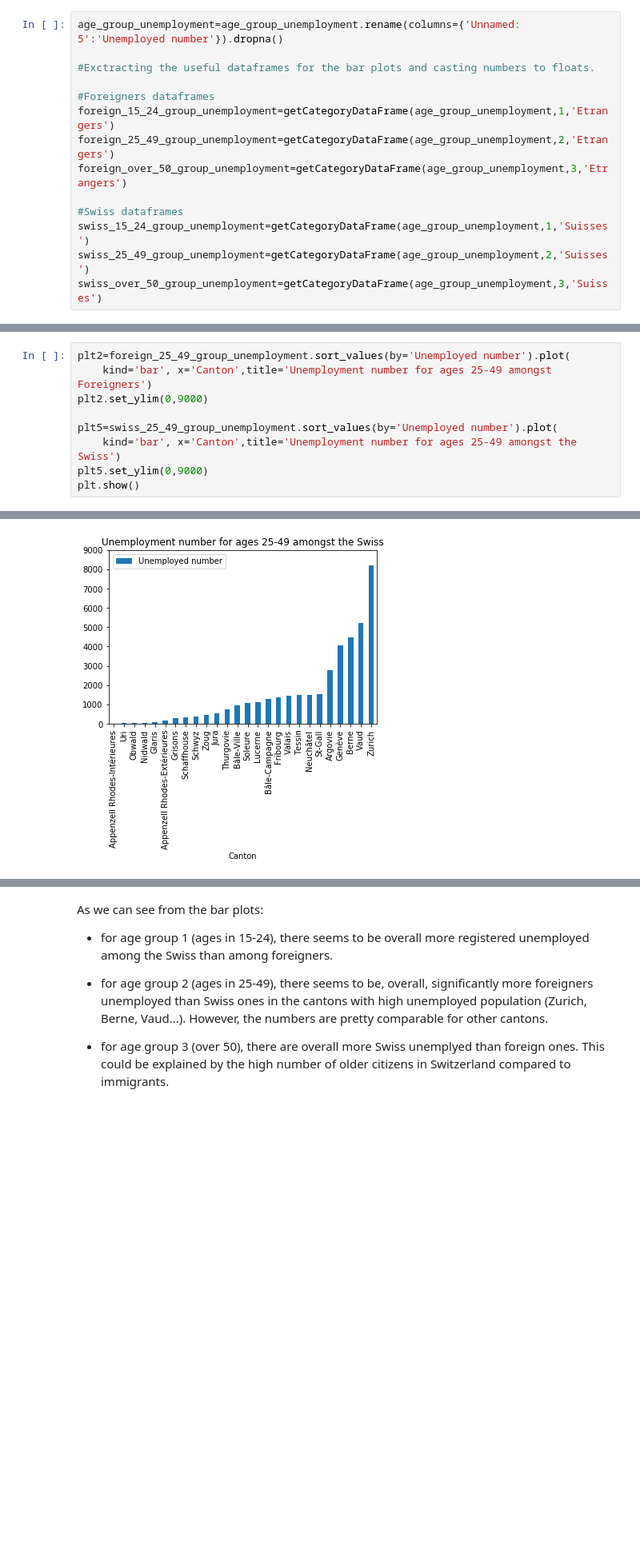
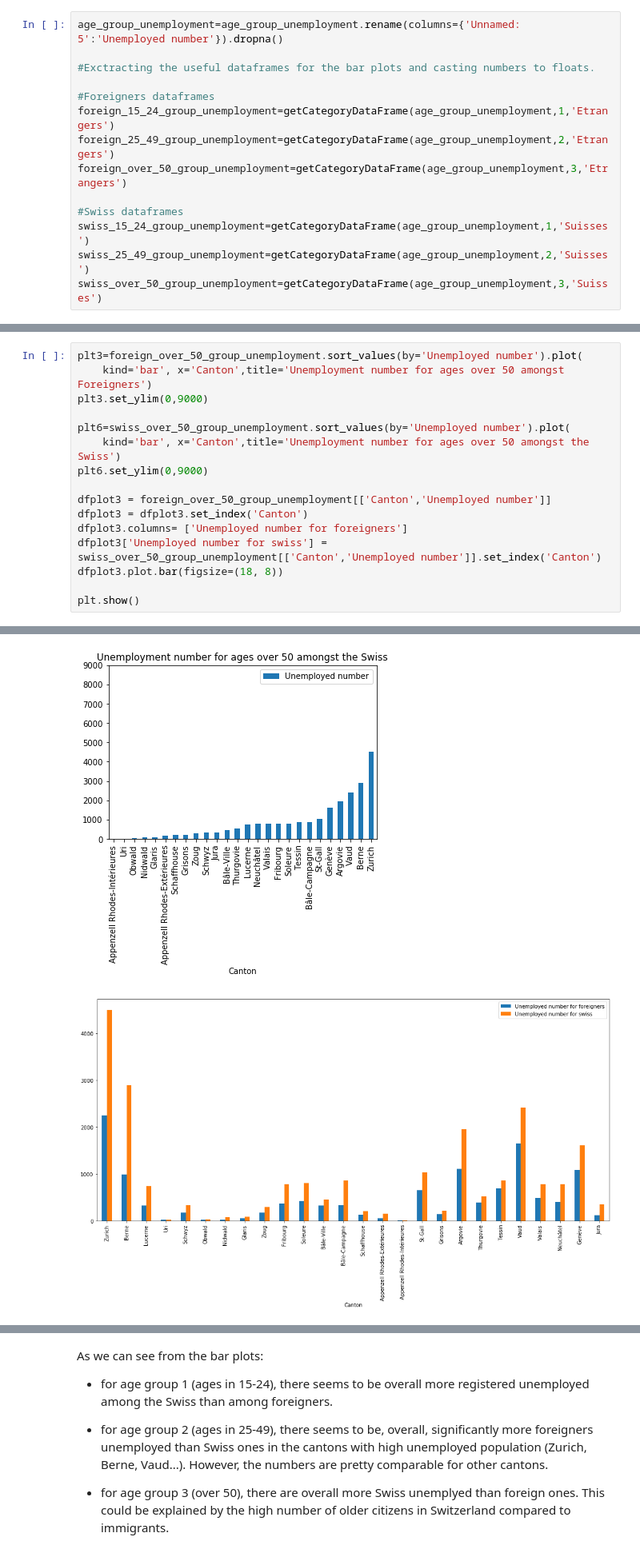
Before and after one commit to Firas11993/ada2017, a Jupyter notebook: Homeworks/03 - Interactive Viz/Homework3.ipynb, the cells around one changed output, grey strips where cells are left out. Shown at 80% size. Drawn from its saved outputs; the diff is of its cells as text; blank space fills up the shorter version.

```diff
--- a/Homeworks/03 - Interactive Viz/Homework3.ipynb
+++ b/Homeworks/03 - Interactive Viz/Homework3.ipynb
@@ -258,10 +260,17 @@ plt.show()
 # %%
-plt2=foreign_25_49_group_unemployment.sort_values(by='Unemployed number').plot(
-    kind='bar', x='Canton',title='Unemployment number for ages 25-49 amongst Foreigners')
-plt2.set_ylim(0,9000)
+plt3=foreign_over_50_group_unemployment.sort_values(by='Unemployed number').plot(
+    kind='bar', x='Canton',title='Unemployment number for ages over 50 amongst Foreigners')
+plt3.set_ylim(0,9000)
 
-plt5=swiss_25_49_group_unemployment.sort_values(by='Unemployed number').plot(
-    kind='bar', x='Canton',title='Unemployment number for ages 25-49 amongst the Swiss')
-plt5.set_ylim(0,9000)
+plt6=swiss_over_50_group_unemployment.sort_values(by='Unemployed number').plot(
+    kind='bar', x='Canton',title='Unemployment number for ages over 50 amongst the Swiss')
+plt6.set_ylim(0,9000)
+
+dfplot3 = foreign_over_50_group_unemployment[['Canton','Unemployed number']]
+dfplot3 = dfplot3.set_index('Canton')
+dfplot3.columns= ['Unemployed number for foreigners']
+dfplot3['Unemployed number for swiss'] = swiss_over_50_group_unemployment[['Canton','Unemployed number']].set_index('Canton')
+dfplot3.plot.bar(figsize=(18, 8))
+
 plt.show()
 # %% [output]
@@ -269 +278,2 @@ plt.show()
-[figure, old version]
+[figure, new version]
+[figure, added]
```
Also changed, not shown: parts of 15 cells of this notebook, 3 other files.
